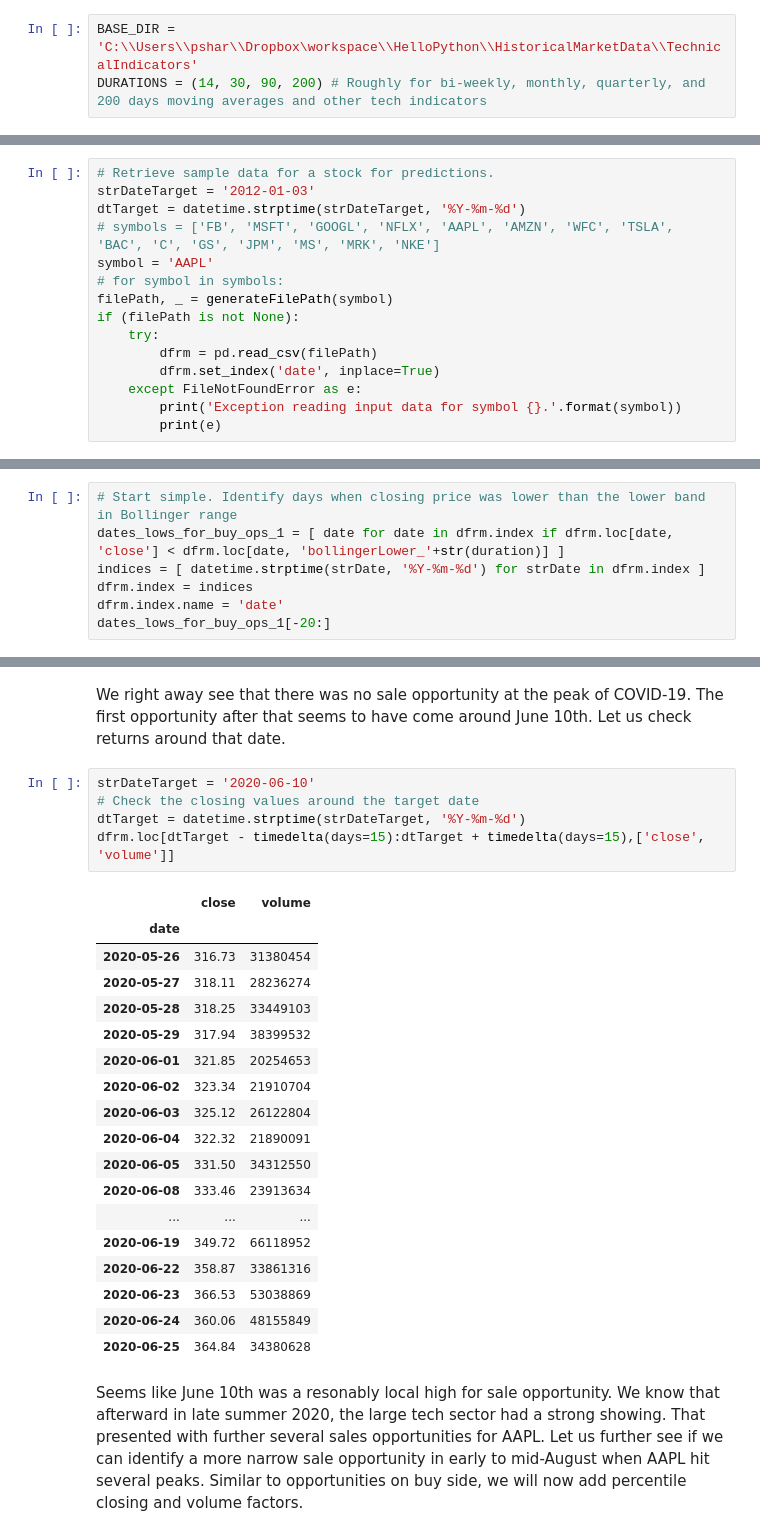
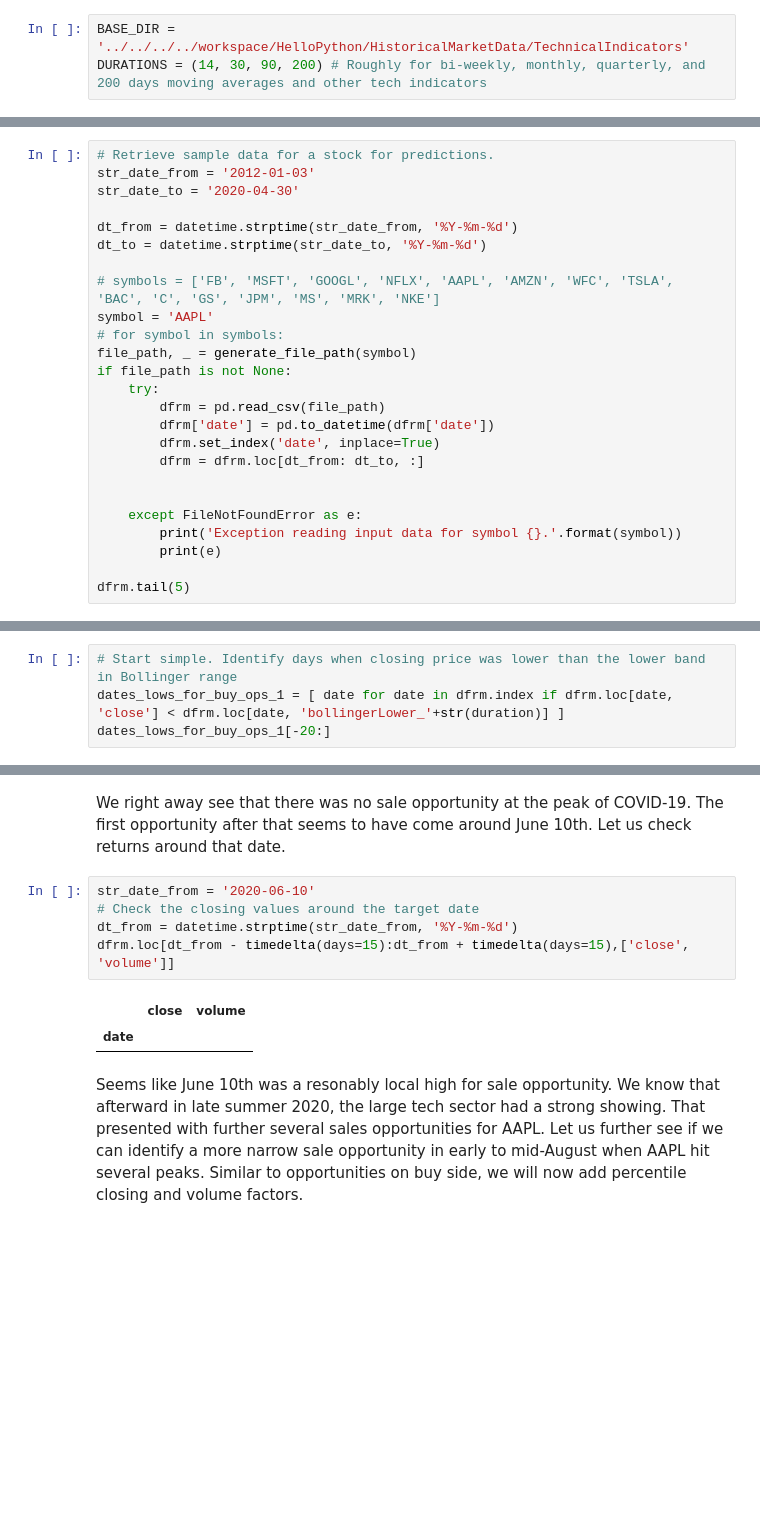
Before and after one commit to psharma1544/JupyterNotebooks, a Jupyter notebook: Quants/Reference_Plot_Technical_Indicators.ipynb, the cells around one changed output, grey strips where cells are left out. Drawn from its saved outputs; the diff is of its cells as text; blank space fills up the shorter version.

```diff
--- a/Quants/Reference_Plot_Technical_Indicators.ipynb
+++ b/Quants/Reference_Plot_Technical_Indicators.ipynb
@@ -35,5 +18,5 @@ import plotly.express as px
 # %%
-BASE_DIR = 'C:\\Users\\pshar\\Dropbox\workspace\\HelloPython\\HistoricalMarketData\\TechnicalIndicators'
+BASE_DIR = '../../../../workspace/HelloPython/HistoricalMarketData/TechnicalIndicators'
 DURATIONS = (14, 30, 90, 200) # Roughly for bi-weekly, monthly, quarterly, and 200 days moving averages and other tech indicators
 # %%
 # Retrieve data for Technical Indicators from pre-calculated CSVs
@@ -52,15 +35,25 @@ def generateFilePath(symbol, date=None):
 # %%
 # Retrieve sample data for a stock for predictions.
-strDateTarget = '2012-01-03'
-dtTarget = datetime.strptime(strDateTarget, '%Y-%m-%d')
+str_date_from = '2012-01-03'
+str_date_to = '2020-04-30'
+
+dt_from = datetime.strptime(str_date_from, '%Y-%m-%d')
+dt_to = datetime.strptime(str_date_to, '%Y-%m-%d')
+
 # symbols = ['FB', 'MSFT', 'GOOGL', 'NFLX', 'AAPL', 'AMZN', 'WFC', 'TSLA', 'BAC', 'C', 'GS', 'JPM', 'MS', 'MRK', 'NKE']
 symbol = 'AAPL'
 # for symbol in symbols:
-filePath, _ = generateFilePath(symbol)
-if (filePath is not None):
+file_path, _ = generate_file_path(symbol)
+if file_path is not None:
     try:
-        dfrm = pd.read_csv(filePath)
+        dfrm = pd.read_csv(file_path)
+        dfrm['date'] = pd.to_datetime(dfrm['date'])
         dfrm.set_index('date', inplace=True)
+        dfrm = dfrm.loc[dt_from: dt_to, :]
+
+
     except FileNotFoundError as e:
         print('Exception reading input data for symbol {}.'.format(symbol))
         print(e)
+
+dfrm.tail(5)
@@ -130,8 +103,5 @@ duration = 90
 # %%
 # Start simple. Identify days when closing price was lower than the lower band in Bollinger range
 dates_lows_for_buy_ops_1 = [ date for date in dfrm.index if dfrm.loc[date, 'close'] < dfrm.loc[date, 'bollingerLower_'+str(duration)] ]
-indices = [ datetime.strptime(strDate, '%Y-%m-%d') for strDate in dfrm.index ]
-dfrm.index = indices
-dfrm.index.name = 'date'
 dates_lows_for_buy_ops_1[-20:]
 # %% [output]
@@ -292,29 +262,13 @@ dates_highs_for_sale_ops_1[-20:]
 # %% [markdown]
 We right away see that there was no sale opportunity at the peak of COVID-19. The first opportunity after that seems to have come around June 10th. Let us check returns around that date.
 # %%
-strDateTarget = '2020-06-10'
+str_date_from = '2020-06-10'
 # Check the closing values around the target date
-dtTarget = datetime.strptime(strDateTarget, '%Y-%m-%d')
-dfrm.loc[dtTarget - timedelta(days=15):dtTarget + timedelta(days=15),['close', 'volume']]
+dt_from = datetime.strptime(str_date_from, '%Y-%m-%d')
+dfrm.loc[dt_from - timedelta(days=15):dt_from + timedelta(days=15),['close', 'volume']]
 # %% [output]
 |  | close | volume |
 | date |  |  |
-| 2020-05-26 | 316.73 | 31380454 |
-| 2020-05-27 | 318.11 | 28236274 |
-| 2020-05-28 | 318.25 | 33449103 |
-| 2020-05-29 | 317.94 | 38399532 |
-| 2020-06-01 | 321.85 | 20254653 |
-| 2020-06-02 | 323.34 | 21910704 |
-| 2020-06-03 | 325.12 | 26122804 |
-| 2020-06-04 | 322.32 | 21890091 |
-| 2020-06-05 | 331.50 | 34312550 |
-| 2020-06-08 | 333.46 | 23913634 |
-| ... | ... | ... |
-| 2020-06-19 | 349.72 | 66118952 |
-| 2020-06-22 | 358.87 | 33861316 |
-| 2020-06-23 | 366.53 | 53038869 |
-| 2020-06-24 | 360.06 | 48155849 |
-| 2020-06-25 | 364.84 | 34380628 |
 # %% [markdown]
 Seems like June 10th was a resonably local high for sale opportunity. We know that afterward in late summer 2020, the large tech sector had a strong showing. That presented with further several sales opportunities for AAPL. Let us further see if we can identify a more narrow sale opportunity in early to mid-August when AAPL hit several peaks. Similar to opportunities on buy side, we will now add percentile closing and volume factors.
 # %%
```
Also changed, not shown: parts of 13 cells of this notebook, 2 other files.
